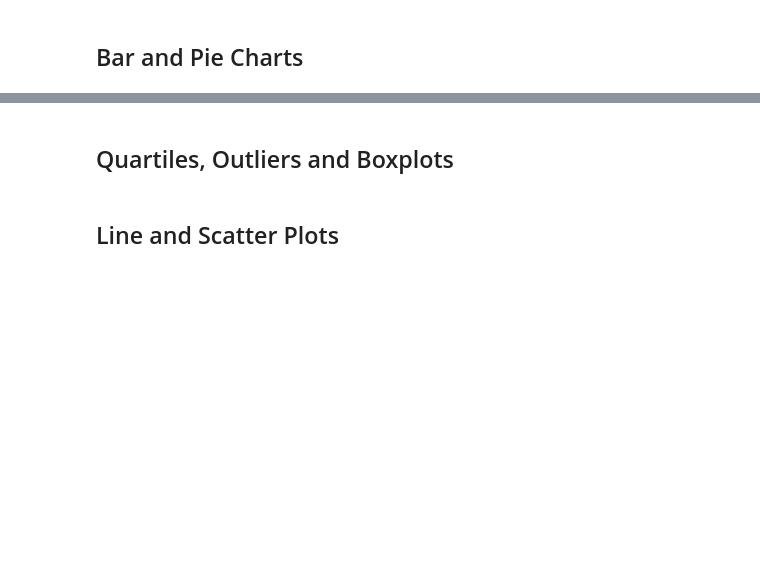
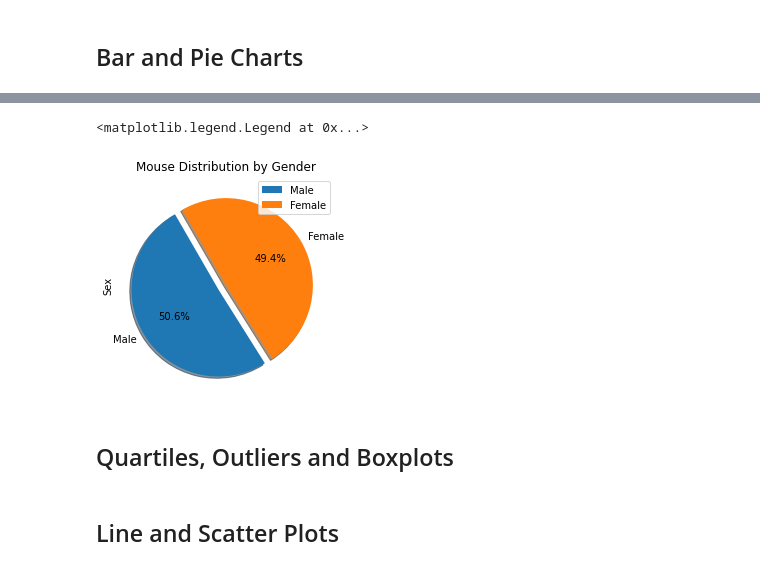
Before and after one commit to JCat3/Matplotlib, a Jupyter notebook: Pymaceuticals/pymaceuticals_starter.ipynb, the cells around one changed output, grey strips where cells are left out. Cells and saved outputs as stored; diff of their text form; code cells hidden in the pictures; blank space fills up the shorter version.

```diff
--- a/Pymaceuticals/pymaceuticals_starter.ipynb
+++ b/Pymaceuticals/pymaceuticals_starter.ipynb
@@ -84,5 +196,16 @@ cleaned_results["Mouse ID"].count()
 # %%
 # Generate a pie plot showing the distribution of female versus male mice using Pandas
+mouse_gender = combined_mouse_results.loc[:, ["Sex"]]
+
+gender = mouse_gender["Sex"].value_counts()
+
+explode = (0.1,0)
+
+gender_plot = gender.plot(kind="pie", title="Mouse Distribution by Gender", explode=explode, startangle=120, autopct="%1.1f%%", shadow=True)
+gender_plot.legend(['Male', "Female"])
+# %% [output]
+<matplotlib.legend.Legend at 0x...>
+[figure, added]
 # %%
 # Generate a pie plot showing the distribution of female versus male mice using pyplot
 # %% [markdown]
```
Also changed, not shown: parts of 10 cells of this notebook, 2 other files.
